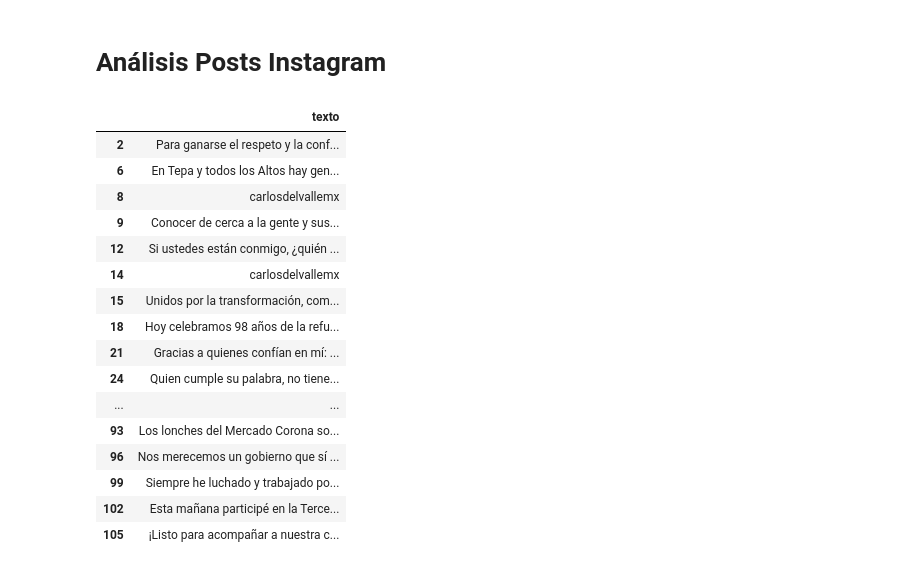
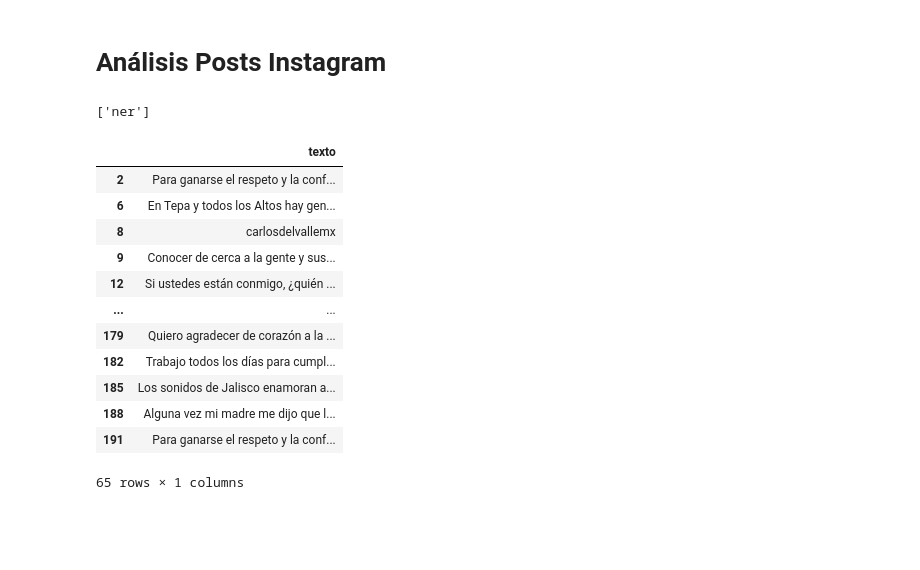
Before and after one commit to mrqm30/khorda_data, a Jupyter notebook: lomeli/insta/analisis_posts.ipynb, the cells around one changed output. Saved outputs shown, nothing was run; the diff lists cells and outputs as text; code cells hidden in the pictures; blank space fills up the shorter version.

```diff
--- a/lomeli/insta/analisis_posts.ipynb
+++ b/lomeli/insta/analisis_posts.ipynb
@@ -16,23 +3,48 @@ from nltk.tokenize import RegexpTokenizer
+# %%
+import re
+import nltk
+import numpy as np
+import pandas as pd
+import matplotlib.pyplot as plt
+from wordcloud import WordCloud
+from nltk.corpus import stopwords
+# Obtención de listado de stopwords en español
+stop_words = list(stopwords.words('spanish'))
+
+import spacy
+import pprint
+import pyLDAvis
+from gensim import corpora
+import pyLDAvis.gensim
+import seaborn as sns
+from tqdm import tqdm
+import networkx as nx
+from gensim.models import CoherenceModel
+from collections import Counter
+from itertools import chain
+from nltk.collocations import *
+nlp = spacy.load("es_core_news_sm")
+from sentiment_analysis_spanish import sentiment_analysis
+# eliminar la función ner para acelerar el procesamiento
+nlp.disable_pipes('ner')
+# %% [output]
+['ner']
 # %%
-df_posts = pd.read_csv("instagram_lomeli.csv", usecols=["_aacl"])
-df_posts = df_posts.dropna()
-df_posts = df_posts.rename(columns={"_aacl": "texto"})
-df_posts
+df = pd.read_csv("instagram_lomeli.csv", usecols=["_aacl"])
+df = df.dropna()
+df = df.rename(columns={"_aacl":"texto"})
+df
 # %% [output]
 |  | texto |
 | 2 | Para ganarse el respeto y la conf... |
 | 6 | En Tepa y todos los Altos hay gen... |
 | 8 | carlosdelvallemx |
 | 9 | Conocer de cerca a la gente y sus... |
 | 12 | Si ustedes están conmigo, ¿quién ... |
-| 14 | carlosdelvallemx |
-| 15 | Unidos por la transformación, com... |
-| 18 | Hoy celebramos 98 años de la refu... |
-| 21 | Gracias a quienes confían en mí: ... |
-| 24 | Quien cumple su palabra, no tiene... |
 | ... | ... |
-| 93 | Los lonches del Mercado Corona so... |
-| 96 | Nos merecemos un gobierno que sí ... |
-| 99 | Siempre he luchado y trabajado po... |
-| 102 | Esta mañana participé en la Terce... |
-| 105 | ¡Listo para acompañar a nuestra c... |
+| 179 | Quiero agradecer de corazón a la ... |
+| 182 | Trabajo todos los días para cumpl... |
+| 185 | Los sonidos de Jalisco enamoran a... |
+| 188 | Alguna vez mi madre me dijo que l... |
+| 191 | Para ganarse el respeto y la conf... |
+65 rows × 1 columns
```
Also changed, not shown: parts of 16 cells of this notebook, 10 other files.
